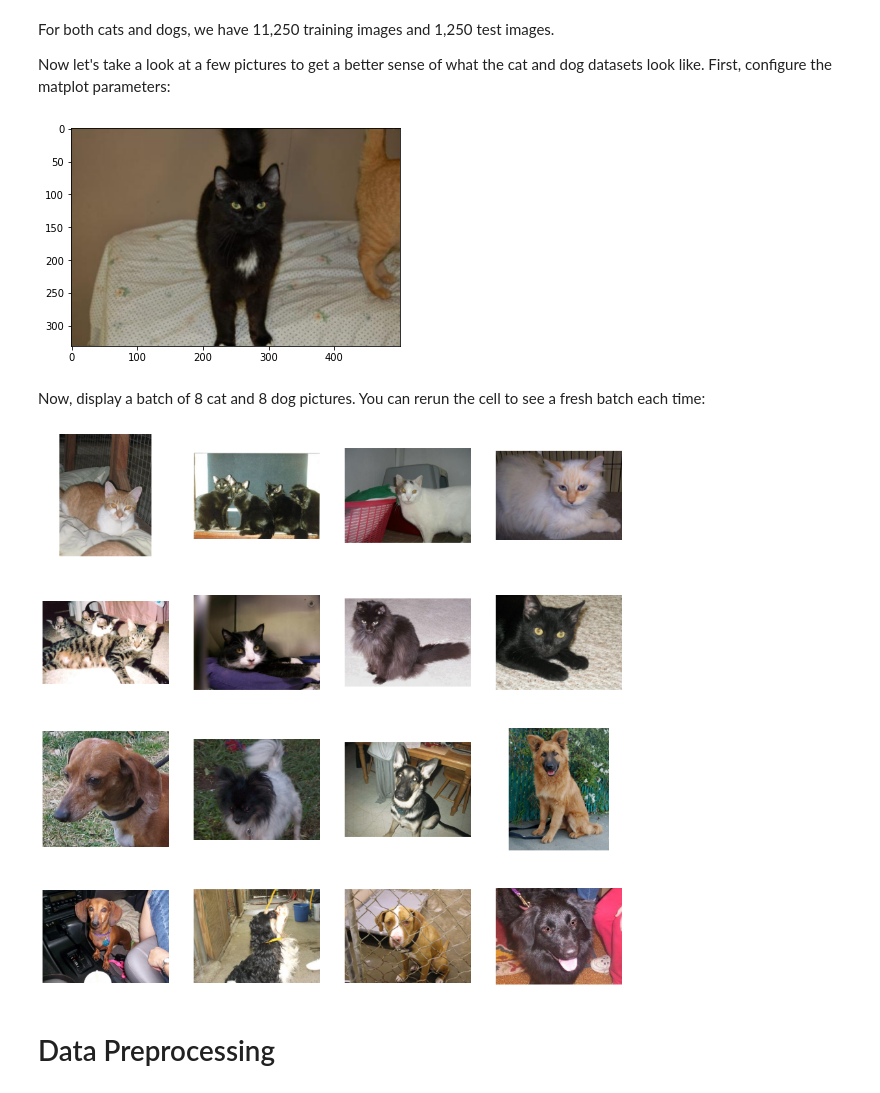
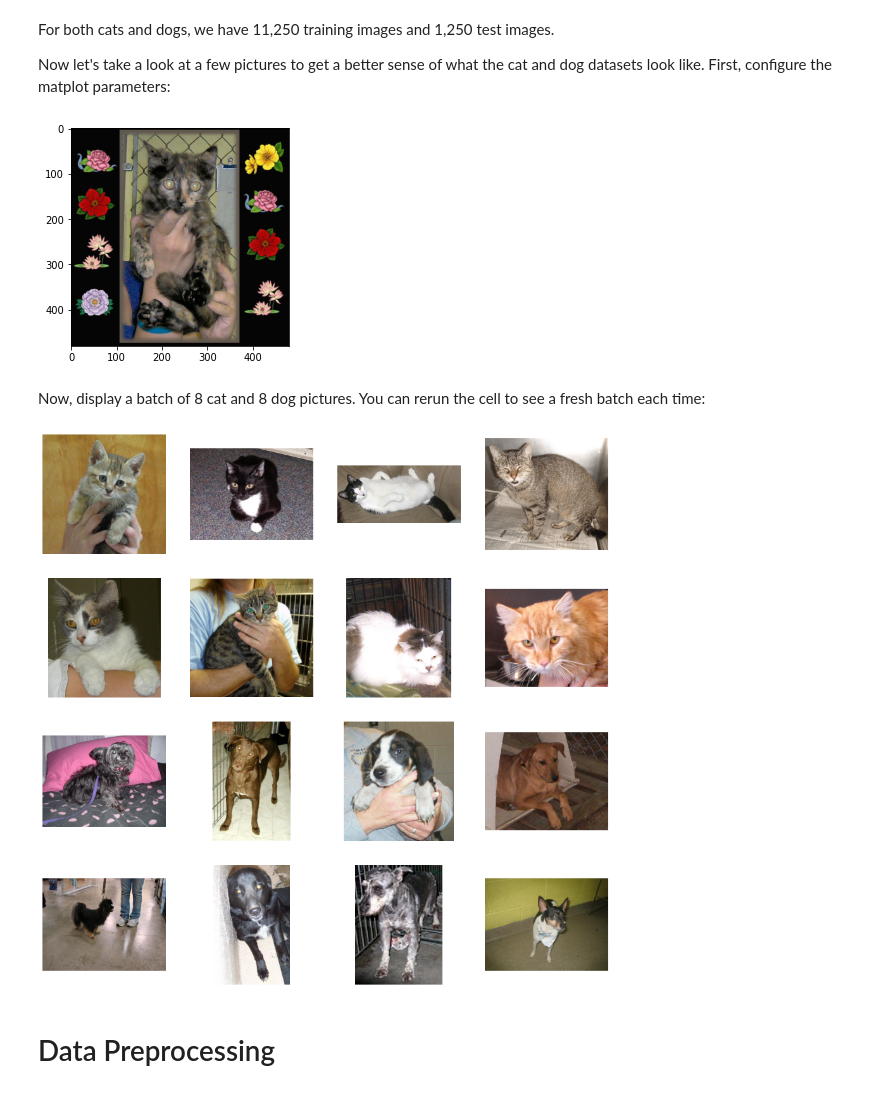
Before and after one commit to aru-g2004/MIT-SureStart-Machine-Learning-Google-Colab, a Jupyter notebook: Day_12_Image_Classification_AG.ipynb, the cells around one changed output. Drawn from its saved outputs; the diff is of its cells as text; code cells hidden in the pictures.

```diff
--- a/Day_12_Image_Classification_AG.ipynb
+++ b/Day_12_Image_Classification_AG.ipynb
@@ -191,14 +191,14 @@ ncols = 4
 pic_index = 0
 # %%
 #Trying to show my own image
-img = mpimg.imread(os.path.join(train_cats_dir , train_cat_fnames[0]))
+img = mpimg.imread(os.path.join(train_cats_dir , train_cat_fnames[2000]))
 
 # img variable contains the pixels
 
 plt.imshow(img)
 plt.show()
 # %% [output]
-[figure, old version]
+[figure, new version]
 # %% [markdown]
 Now, display a batch of 8 cat and 8 dog pictures. You can rerun the cell to see a fresh batch each time:
 # %%
@@ -222,7 +222,7 @@ for i, img_path in enumerate(next_cat_pix+next_dog_pix):
 
 plt.show()
 # %% [output]
-[figure, old version]
+[figure, new version]
 # %% [markdown]
 # Data Preprocessing
 # %% [markdown]
```
Also changed, not shown: parts of 18 cells of this notebook.
